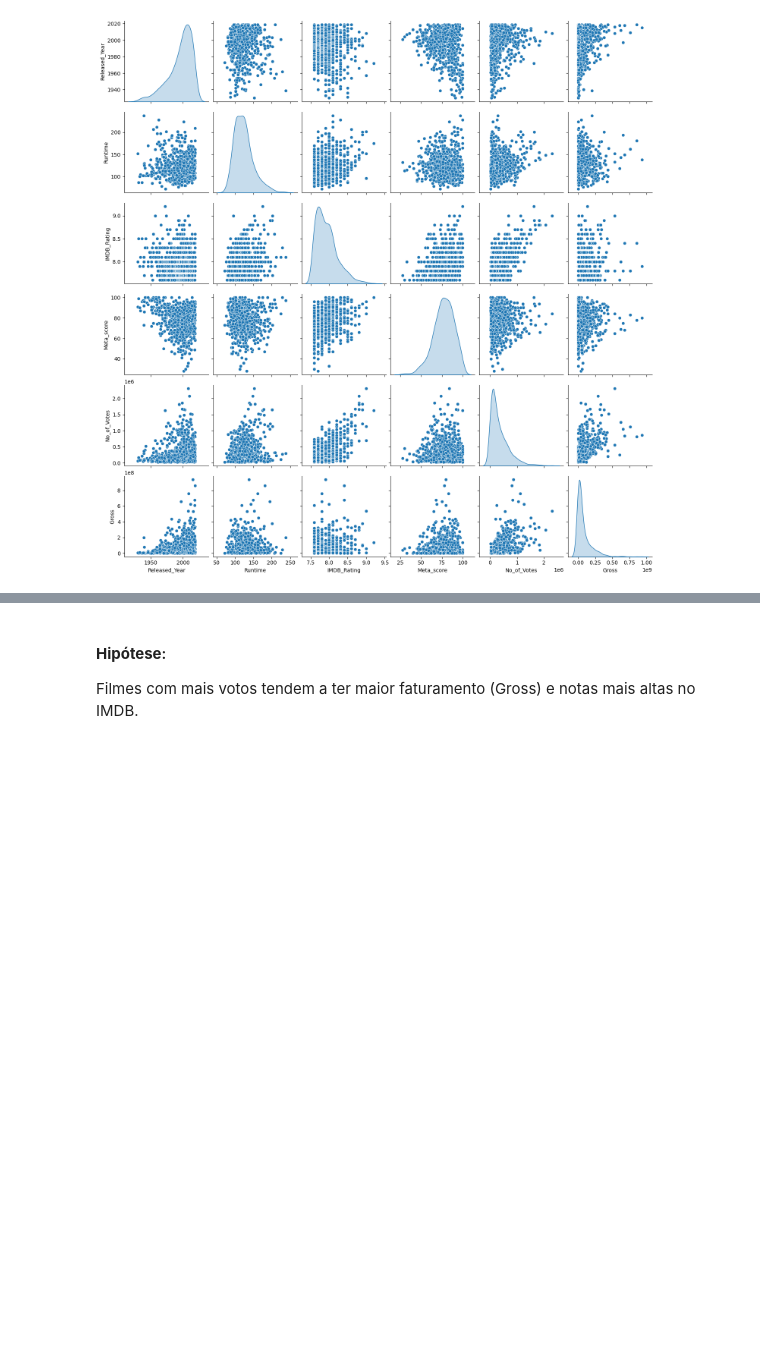
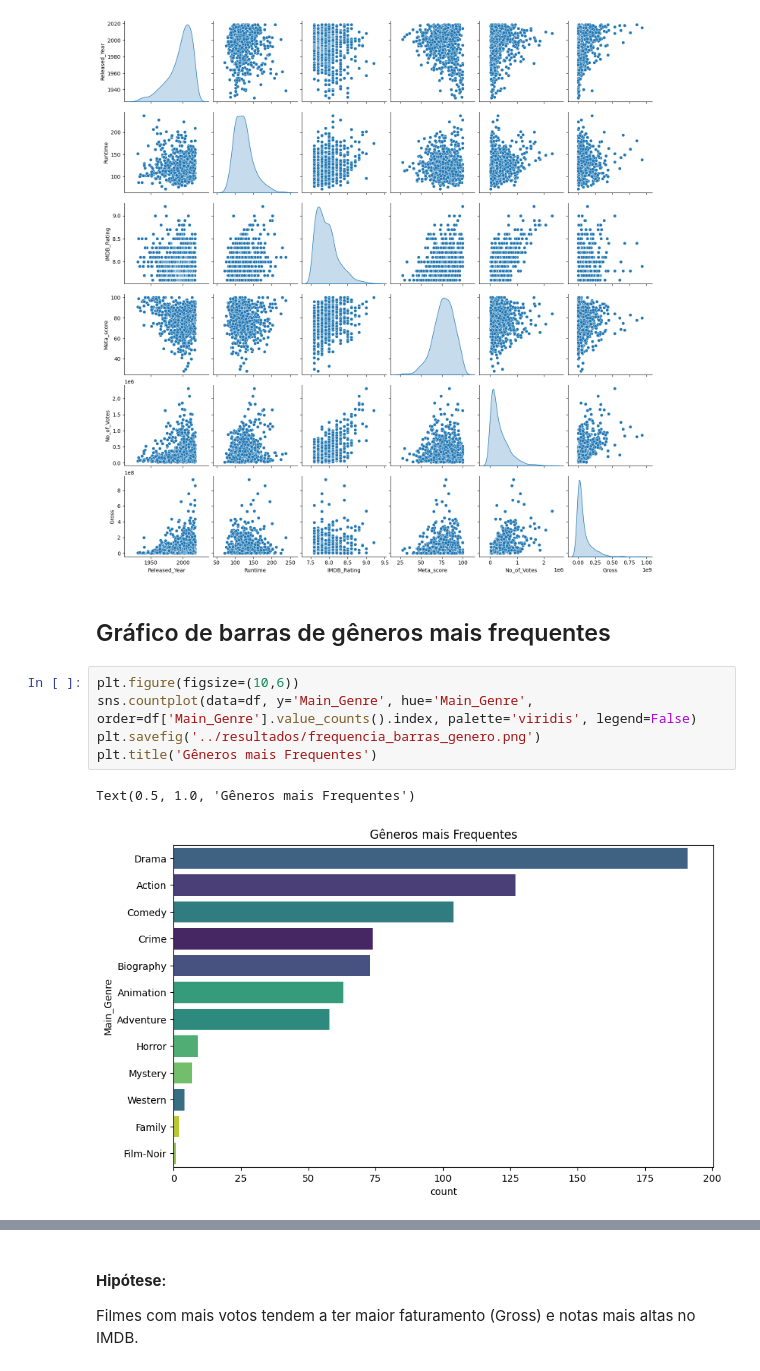
Before and after one commit to rodrigosena17/LH_CD_RodrigoSena, a Jupyter notebook: Jupyter Notebook/LH_CD_RodrigoSena.ipynb, the cells around one changed output, grey strips where cells are left out. Drawn from its saved outputs; the diff is of its cells as text; blank space fills up the shorter version.

```diff
--- a/Jupyter Notebook/LH_CD_RodrigoSena.ipynb
+++ b/Jupyter Notebook/LH_CD_RodrigoSena.ipynb
@@ -354,3 +356,13 @@ plt.savefig('../resultados/Dispersão.png')
 plt.show()
 # %% [output]
 [figure]
+# %% [markdown]
+## Gráfico de barras de gêneros mais frequentes
+# %%
+plt.figure(figsize=(10,6))
+sns.countplot(data=df, y='Main_Genre', hue='Main_Genre', order=df['Main_Genre'].value_counts().index, palette='viridis', legend=False)
+plt.savefig('../resultados/frequencia_barras_genero.png')
+plt.title('Gêneros mais Frequentes')
+# %% [output]
+Text(0.5, 1.0, 'Gêneros mais Frequentes')
+[figure, added]
```
Also changed, not shown: parts of 14 cells of this notebook, 13 other files.
